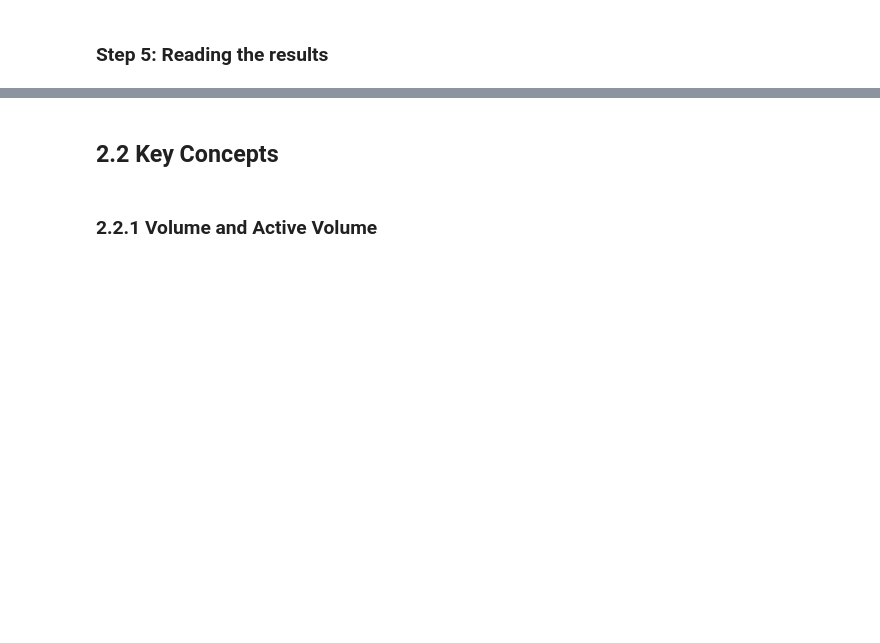
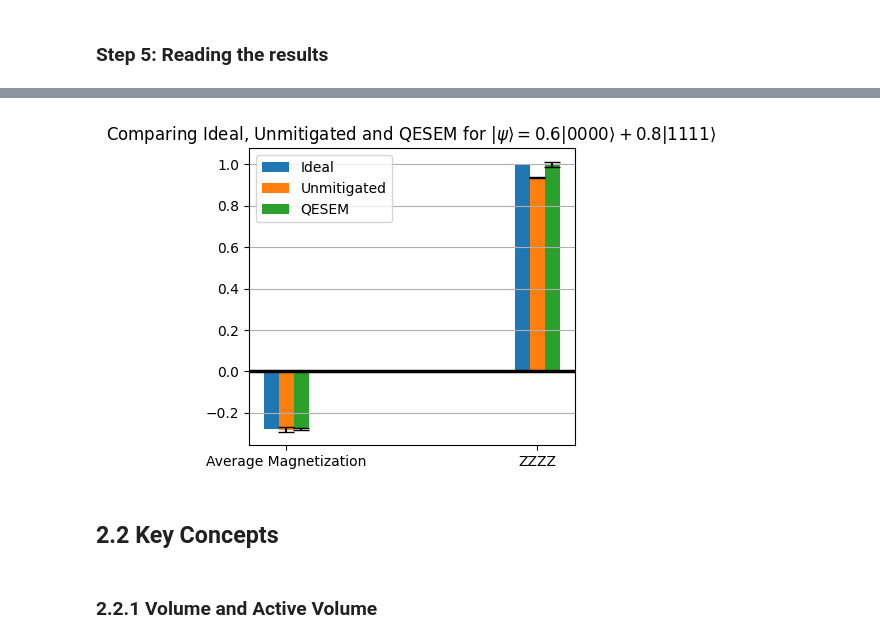
Before and after one commit to Qedma/qip-2026-qesem-workshop, a Jupyter notebook: qesem_lab_solution.ipynb, the cells around one changed output, grey strips where cells are left out. Saved outputs shown, nothing was run; the diff lists cells and outputs as text; code cells hidden in the pictures; blank space fills up the shorter version.

Commit message:
-Update links to QIP -Update results analysis to new format -update the authentication -Run end to end

```diff
--- a/qesem_lab_solution.ipynb
+++ b/qesem_lab_solution.ipynb
@@ -475,0 +480,17 @@ plt.show()
+# %%
+# Names for the observables
+observable_names = ["Average Magnetization", "ZZZZ"]
+
+for circuit_result in job_res.results:
+    for i, (observable, result) in enumerate(circuit_result):
+        print("-" * 10)
+        print(f"Observable name: {observable_names[i]}")
+        print(f"Observable:      {observable}")
+        print(f"Ideal:           {qiskit.quantum_info.Statevector(circ_ex2).expectation_value(obs_list_ex2[i]).real:.6f}")
+        print(f"QESEM:           {result.qesem}")
+        print(f"Unmitigated:     {result.unmitigated}")
+        print()
+
+print("-" * 10)
+# Some of the data gathered during a QESEM run.
+print(f"Gate fidelities found: {job_res.execution_details.gate_fidelities}")
@@ -476,3 +514,33 @@ plt.show()
+# %%
+# Results as a graph
+x = np.arange(2)  # Column position
+width = 0.06
+
+fig, ax = plt.subplots(figsize=(4, 2.5 * 1.5))
+
+# Extract values from the new structure
+ideal_values = [qiskit.quantum_info.Statevector(circ_ex2).expectation_value(obs).real for obs in [avg_magnetization_ex2, all_z_ex2]]
+unmitigated_values = [job_res.results[0][i][1].unmitigated.value for i in range(2)]
+unmitigated_errors = [job_res.results[0][i][1].unmitigated.error_bar for i in range(2)]
+qesem_values = [job_res.results[0][i][1].qesem.value for i in range(2)]
+qesem_errors = [job_res.results[0][i][1].qesem.error_bar for i in range(2)]
+
+# Plot the bars side by side
+ax.bar(x - width, ideal_values, width, label="Ideal")
+ax.bar(x, unmitigated_values, width, label="Unmitigated", yerr=unmitigated_errors, capsize=6)
+ax.bar(x + width, qesem_values, width, label="QESEM", yerr=qesem_errors, capsize=6)
+
+ax.set_xticks(x)
+ax.set_xticklabels(["Average Magnetization", "ZZZZ"])
+ax.set_title(r"Comparing Ideal, Unmitigated and QESEM for $|\psi\rangle = 0.6|0000\rangle+0.8|1111\rangle$ ")
+ax.legend()
+
+plt.tight_layout()
+plt.grid(axis="y")
+plt.axhline(0, color="black", linewidth=2.5)  # y=0, bold black line
+plt.show()
+# %% [output]
+[figure, added]
 # %% [markdown]
 ## 2.2 Key Concepts
 # %% [markdown]
```
Also changed, not shown: parts of 33 cells of this notebook, 5 other files.
